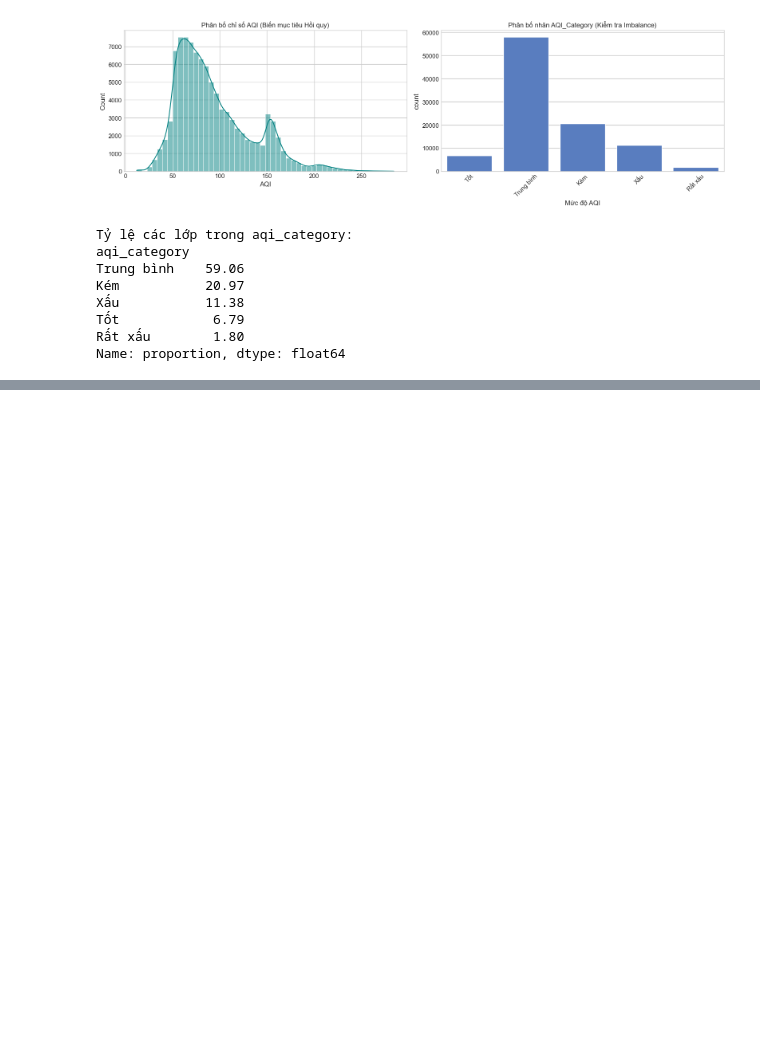
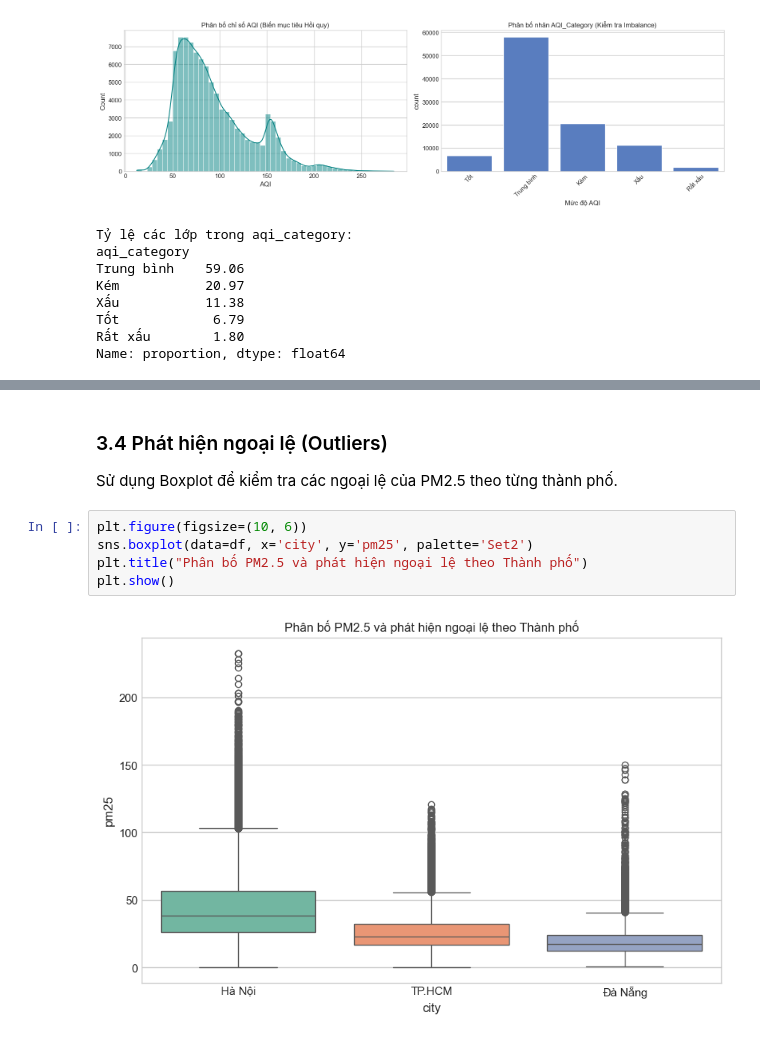
Before and after one commit to kimngoc280105/aqi-vietnam, a Jupyter notebook: code/notebook.ipynb, the cells around one changed output, grey strips where cells are left out. Cells and saved outputs as stored; diff of their text form; blank space fills up the shorter version.

```diff
--- a/code/notebook.ipynb
+++ b/code/notebook.ipynb
@@ -178,0 +225,11 @@ Name: proportion, dtype: float64
+# %% [markdown]
+<a id='3-4'></a>
+### 3.4 Phát hiện ngoại lệ (Outliers)
+Sử dụng Boxplot để kiểm tra các ngoại lệ của PM2.5 theo từng thành phố.
+# %%
+plt.figure(figsize=(10, 6))
+sns.boxplot(data=df, x='city', y='pm25', palette='Set2')
+plt.title("Phân bố PM2.5 và phát hiện ngoại lệ theo Thành phố")
+plt.show()
+# %% [output]
+[figure, added]
```
Also changed, not shown: parts of 10 cells of this notebook.
